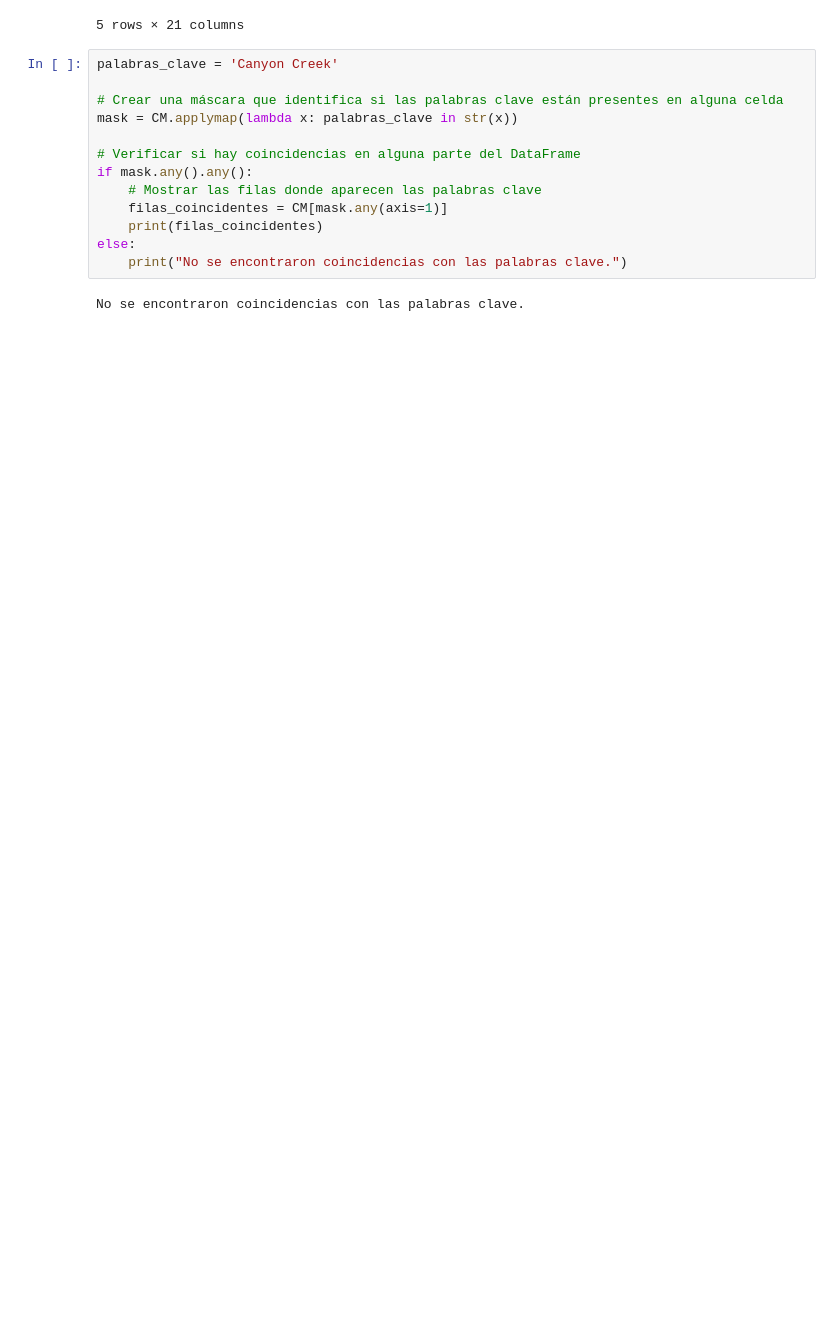
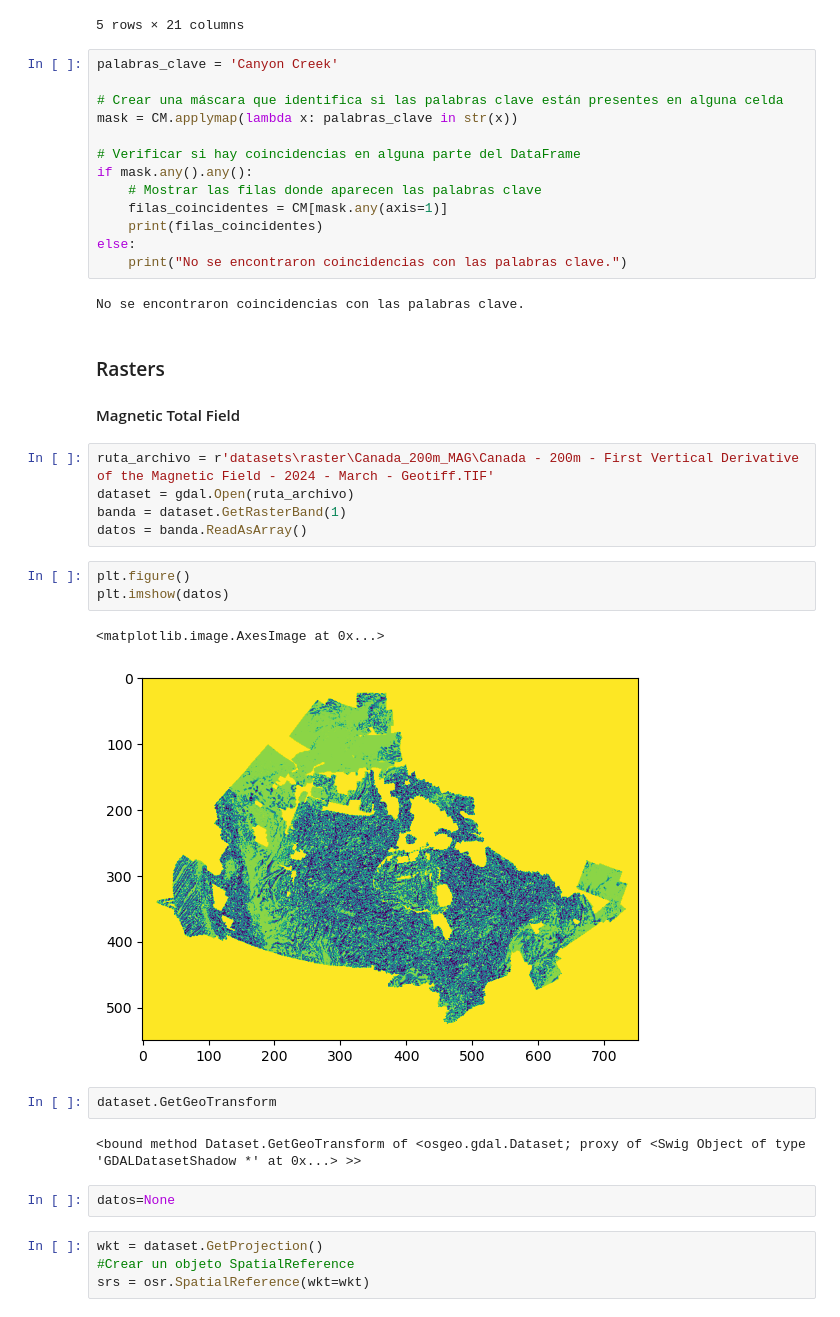
Before and after one commit to cvillarragamo/Tech_Treasures_Challenge, a Jupyter notebook: 1_Data_Collection_Cleaning.ipynb, the cells around one changed output. Drawn from its saved outputs; the diff is of its cells as text; blank space fills up the shorter version.

Commit message:
Magnetic Data National

```diff
--- a/1_Data_Collection_Cleaning.ipynb
+++ b/1_Data_Collection_Cleaning.ipynb
@@ -215,3 +220,27 @@ else:
     print("No se encontraron coincidencias con las palabras clave.")
 # %% [output]
 No se encontraron coincidencias con las palabras clave.
+# %% [markdown]
+### Rasters
+#### Magnetic Total Field
+# %%
+ruta_archivo = r'datasets\raster\Canada_200m_MAG\Canada - 200m - First Vertical Derivative of the Magnetic Field - 2024 - March - Geotiff.TIF'
+dataset = gdal.Open(ruta_archivo)
+banda = dataset.GetRasterBand(1)
+datos = banda.ReadAsArray()
+# %%
+plt.figure()
+plt.imshow(datos)
+# %% [output]
+<matplotlib.image.AxesImage at 0x...>
+[figure, added]
+# %%
+dataset.GetGeoTransform
+# %% [output]
+<bound method Dataset.GetGeoTransform of <osgeo.gdal.Dataset; proxy of <Swig Object of type 'GDALDatasetShadow *' at 0x...> >>
+# %%
+datos=None
+# %%
+wkt = dataset.GetProjection()
+#Crear un objeto SpatialReference
+srs = osr.SpatialReference(wkt=wkt)
```
Also changed, not shown: parts of 2 cells of this notebook, 41 other files.
